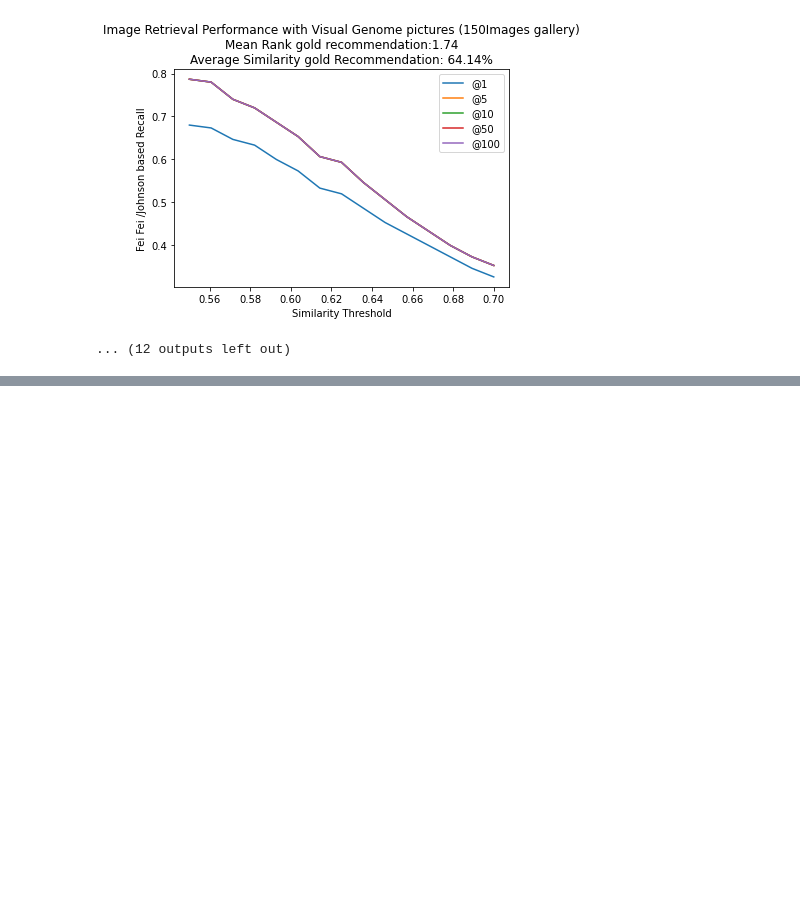
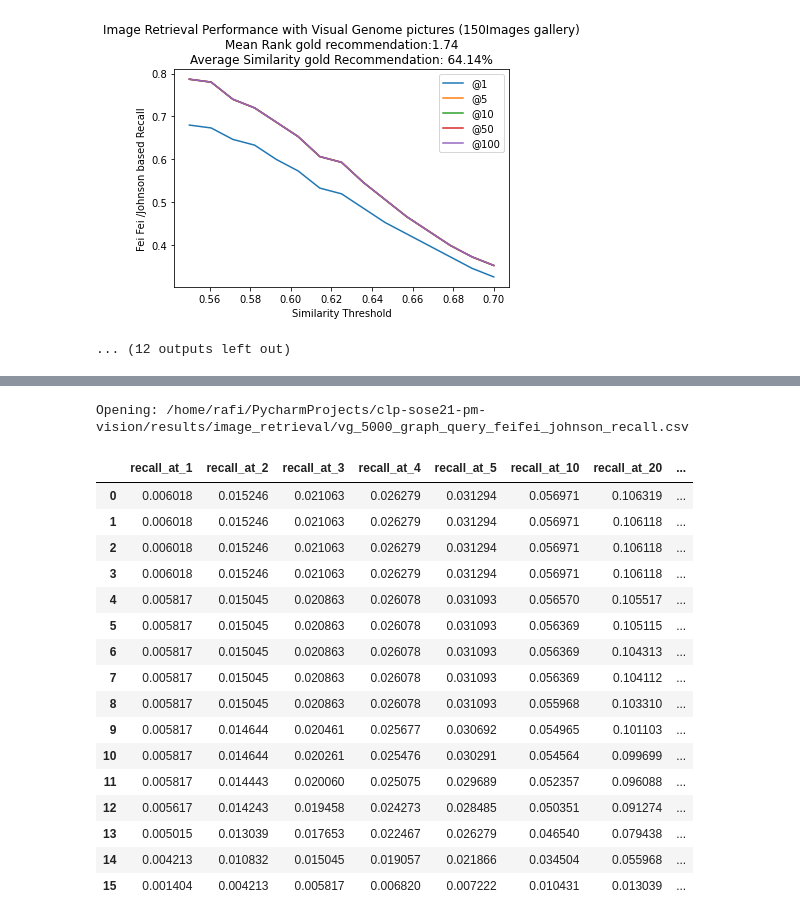
Before and after one commit to compling-potsdam/clp-sose21-pm-vision, a Jupyter notebook: avatar_sgg/notebooks/plot_metrics.ipynb, the cells around one changed output, grey strips where cells are left out. Saved outputs shown, nothing was run; the diff lists cells and outputs as text; code cells hidden in the pictures; blank space fills up the shorter version.

```diff
--- a/avatar_sgg/notebooks/plot_metrics.ipynb
+++ b/avatar_sgg/notebooks/plot_metrics.ipynb
@@ -133,0 +226,24 @@ Opening: /home/rafi/PycharmProjects/clp-sose21-pm-vision/results/image_retrieval
+# %%
+q = vg_graph_query(5000)
+file_name = eval_name(q, fei_fei_recall)
+df = read_frame(file_name)
+df
+# %% [output]
+Opening: /home/rafi/PycharmProjects/clp-sose21-pm-vision/results/image_retrieval/vg_5000_graph_query_feifei_johnson_recall.csv
+|  | recall_at_1 | recall_at_2 | recall_at_3 | recall_at_4 | recall_at_5 | recall_at_10 | recall_at_20 | ... |
+| 0 | 0.006018 | 0.015246 | 0.021063 | 0.026279 | 0.031294 | 0.056971 | 0.106319 | ... |
+| 1 | 0.006018 | 0.015246 | 0.021063 | 0.026279 | 0.031294 | 0.056971 | 0.106118 | ... |
+| 2 | 0.006018 | 0.015246 | 0.021063 | 0.026279 | 0.031294 | 0.056971 | 0.106118 | ... |
+| 3 | 0.006018 | 0.015246 | 0.021063 | 0.026279 | 0.031294 | 0.056971 | 0.106118 | ... |
+| 4 | 0.005817 | 0.015045 | 0.020863 | 0.026078 | 0.031093 | 0.056570 | 0.105517 | ... |
+| 5 | 0.005817 | 0.015045 | 0.020863 | 0.026078 | 0.031093 | 0.056369 | 0.105115 | ... |
+| 6 | 0.005817 | 0.015045 | 0.020863 | 0.026078 | 0.031093 | 0.056369 | 0.104313 | ... |
+| 7 | 0.005817 | 0.015045 | 0.020863 | 0.026078 | 0.031093 | 0.056369 | 0.104112 | ... |
+| 8 | 0.005817 | 0.015045 | 0.020863 | 0.026078 | 0.031093 | 0.055968 | 0.103310 | ... |
+| 9 | 0.005817 | 0.014644 | 0.020461 | 0.025677 | 0.030692 | 0.054965 | 0.101103 | ... |
+| 10 | 0.005817 | 0.014644 | 0.020261 | 0.025476 | 0.030291 | 0.054564 | 0.099699 | ... |
+| 11 | 0.005817 | 0.014443 | 0.020060 | 0.025075 | 0.029689 | 0.052357 | 0.096088 | ... |
+| 12 | 0.005617 | 0.014243 | 0.019458 | 0.024273 | 0.028485 | 0.050351 | 0.091274 | ... |
+| 13 | 0.005015 | 0.013039 | 0.017653 | 0.022467 | 0.026279 | 0.046540 | 0.079438 | ... |
+| 14 | 0.004213 | 0.010832 | 0.015045 | 0.019057 | 0.021866 | 0.034504 | 0.055968 | ... |
+| 15 | 0.001404 | 0.004213 | 0.005817 | 0.006820 | 0.007222 | 0.010431 | 0.013039 | ... |
```
Also changed, not shown: parts of 8 cells of this notebook.
